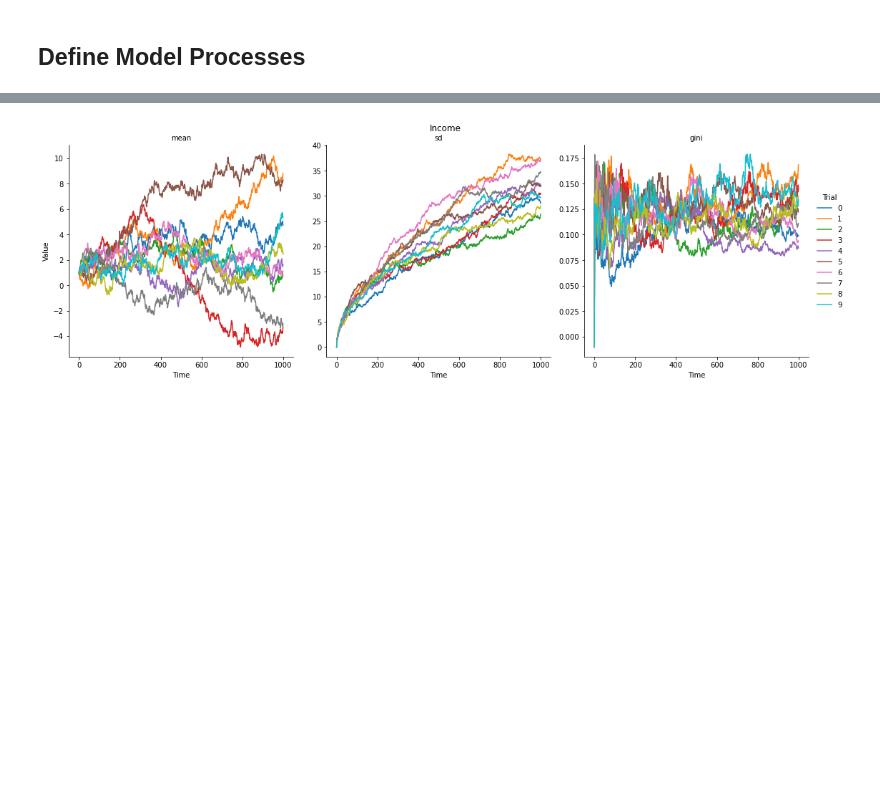
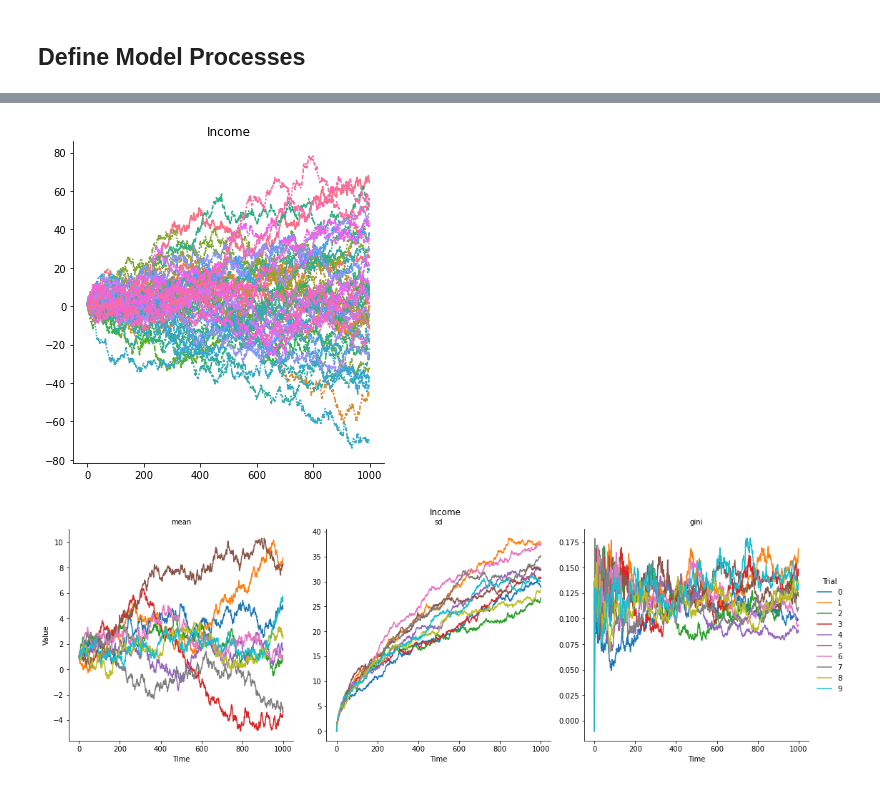
Before and after one commit to eric-mc2/MobilitySim, a Jupyter notebook: Inter-Generational Mobility.ipynb, the cells around one changed output, grey strips where cells are left out. Saved outputs shown, nothing was run; the diff lists cells and outputs as text; code cells hidden in the pictures; blank space fills up the shorter version.

```diff
--- a/Inter-Generational Mobility.ipynb
+++ b/Inter-Generational Mobility.ipynb
@@ -65,6 +65,7 @@ sim.set('INCOME_MOBILITY_COEF',1)
 sim.set('INCOME_NOISE_AUTOREG',0)
 sim.set('TAX_RATE', 0)
 sim.set('N_TIMESTEPS',1000)
-%time res = sim.run(10)
+%time res = sim.run(10, keep_trials=True)
+res.income.trial_data[0].plot()
 res.income.plot()
 # %% [output]
@@ -73 +74,2 @@ Wall time: 780 ms
-[figure, old version]
+[figure, new version]
+[figure, added]
```
Also changed, not shown: parts of 3 cells of this notebook, 1 other file.
